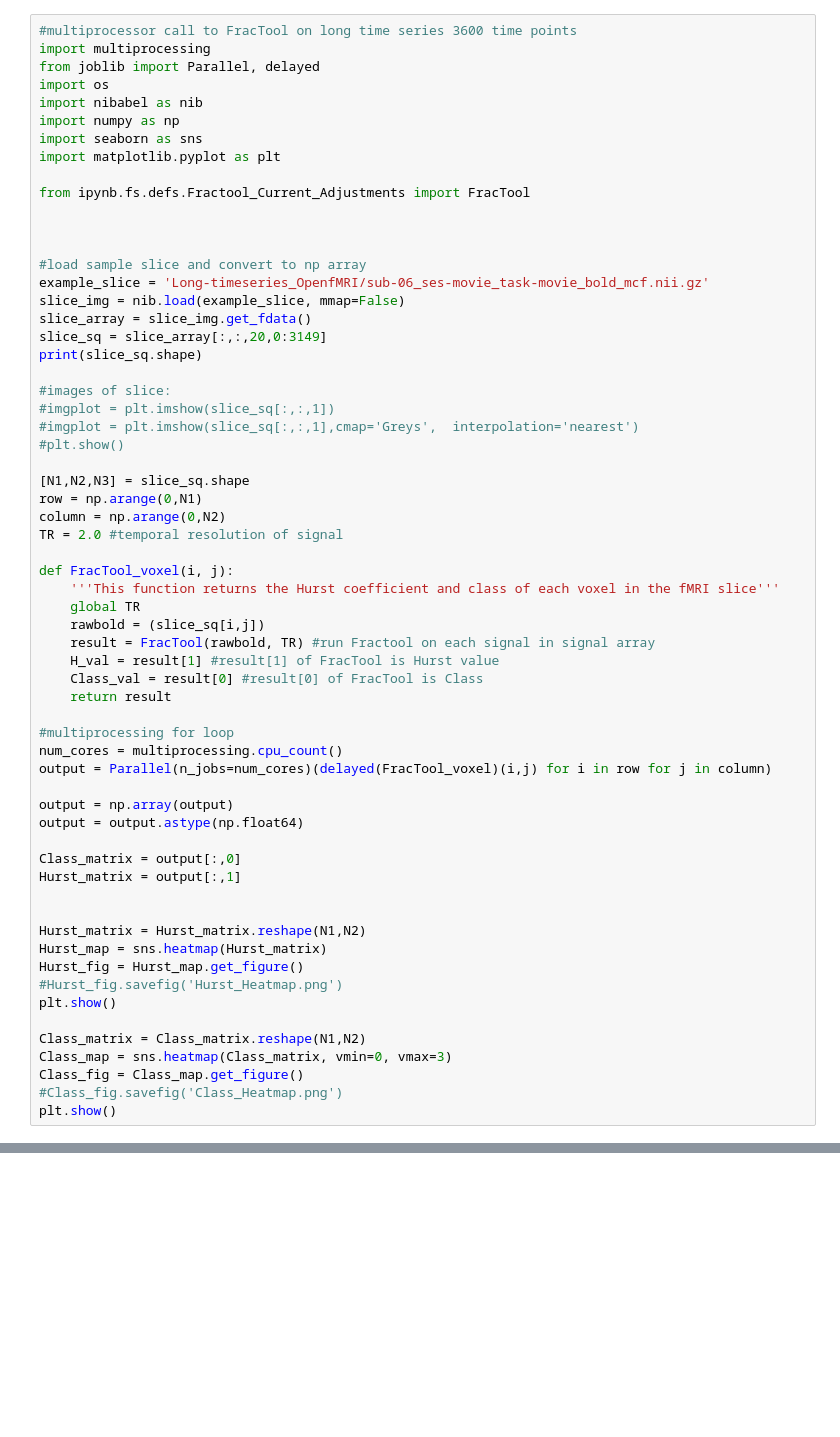
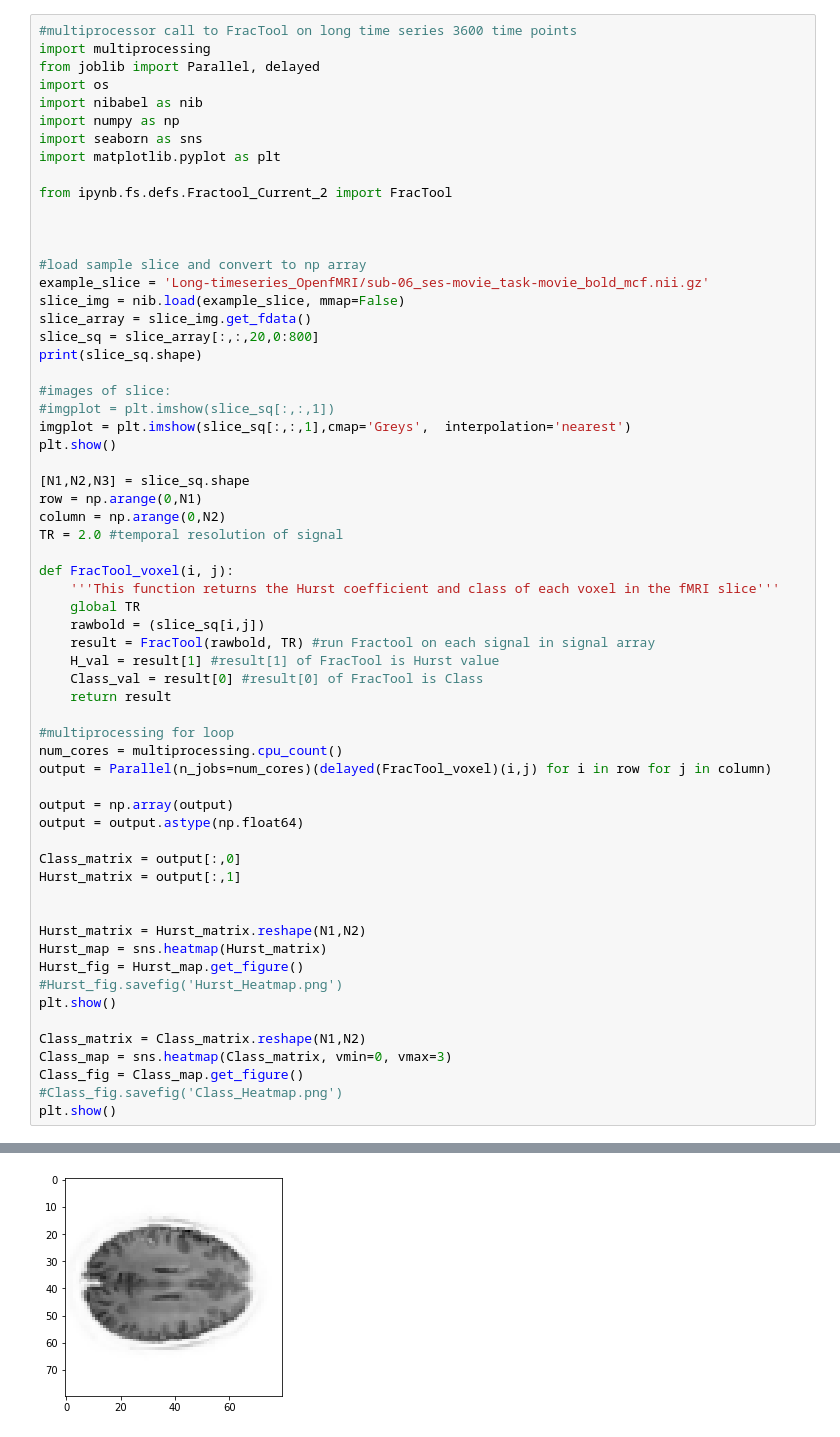
Before and after one commit to WeberLab/FractalDimension, a Jupyter notebook: Phys_Sig_Scripts_Multiprocessor.ipynb, the cells around one changed output, grey strips where cells are left out. Cells and saved outputs as stored; diff of their text form; blank space fills up the shorter version.

```diff
--- a/Phys_Sig_Scripts_Multiprocessor.ipynb
+++ b/Phys_Sig_Scripts_Multiprocessor.ipynb
@@ -76,7 +87,7 @@ import numpy as np
 import seaborn as sns
 import matplotlib.pyplot as plt
 
-from ipynb.fs.defs.Fractool_Current_Adjustments import FracTool
+from ipynb.fs.defs.Fractool_Current_2 import FracTool
 
 
 
@@ -84,13 +95,13 @@ from ipynb.fs.defs.Fractool_Current_Adjustments import FracTool
 example_slice = 'Long-timeseries_OpenfMRI/sub-06_ses-movie_task-movie_bold_mcf.nii.gz'
 slice_img = nib.load(example_slice, mmap=False)
 slice_array = slice_img.get_fdata()
-slice_sq = slice_array[:,:,20,0:3149]
+slice_sq = slice_array[:,:,20,0:800]
 print(slice_sq.shape)
 
 #images of slice:
 #imgplot = plt.imshow(slice_sq[:,:,1])
-#imgplot = plt.imshow(slice_sq[:,:,1],cmap='Greys',  interpolation='nearest')
-#plt.show()
+imgplot = plt.imshow(slice_sq[:,:,1],cmap='Greys',  interpolation='nearest')
+plt.show()
 
 [N1,N2,N3] = slice_sq.shape
 row = np.arange(0,N1)
@@ -133,0 +144 @@ KeyboardInterrupt:
+[figure, added]
```
Also changed, not shown: parts of 2 cells of this notebook, 14 other files.
